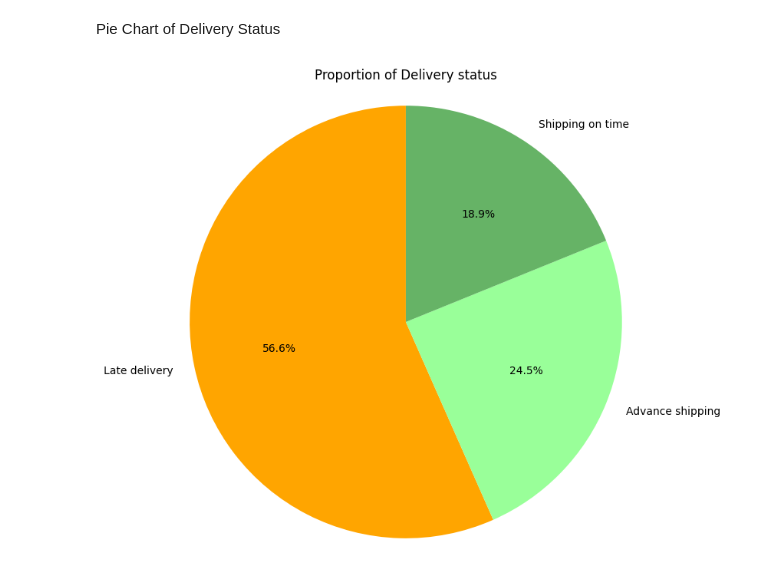
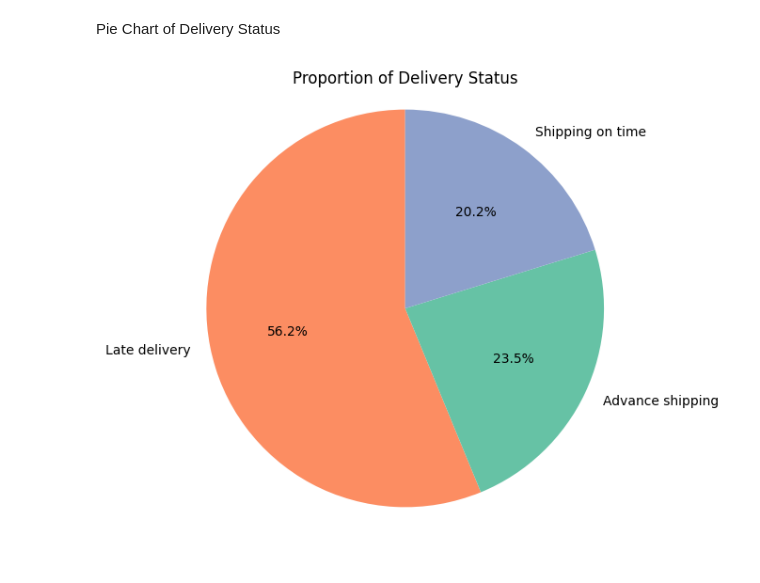
Before and after one commit to hlang014/InternalProject, a Jupyter notebook: Delivery.ipynb, the cells around one changed output. Saved outputs shown, nothing was run; the diff lists cells and outputs as text; code cells hidden in the pictures.

```diff
--- a/Delivery.ipynb
+++ b/Delivery.ipynb
@@ -5,5 +4,4 @@ import numpy as np
 import pandas as pd
 import seaborn as sns
 # %%
-df = pd.read_csv('datasets/Retail_Store_Cleaned.csv' , encoding='latin-1')
-df.head()
+df = pd.read_csv('datasets/Retail_Store_Cleaned_Consumer.csv', encoding='latin-1')
@@ -26,19 +16,18 @@ Pie Chart of Delivery Status
 # %%
 status_counts = df['Delivery Status'].value_counts()
 
-# Assigning colors for each status
-colors = {
-    'Late delivery': '#FFA500',
-    'Shipping on time': '#66b366',
-    'Advance shipping': '#99ff99'
-}
+# To assign Late delivery as the seaborn palette red
+color = sns.color_palette("Set2")
+palette = sns.color_palette([color[1], color[0], color[2]])
 
-status_colors = [colors.get(status, '#cccccc') for status in status_counts.index]
-
-plt.figure(figsize=(8,8))
-plt.pie(status_counts, labels = status_counts.index, autopct='%1.1f%%', startangle=90,colors=status_colors)
-plt.title("Proportion of Delivery status")
+plt.figure(figsize=(6, 6))
+plt.pie(status_counts,
+        labels=status_counts.index,
+        autopct='%1.1f%%',
+        startangle=90,
+        colors=palette)
+plt.title("Proportion of Delivery Status")
 plt.axis('equal')
 plt.show()
 # %% [output]
-[figure, old version]
+[figure, new version]
```
Also changed, not shown: parts of 7 cells of this notebook, 1 other file.
